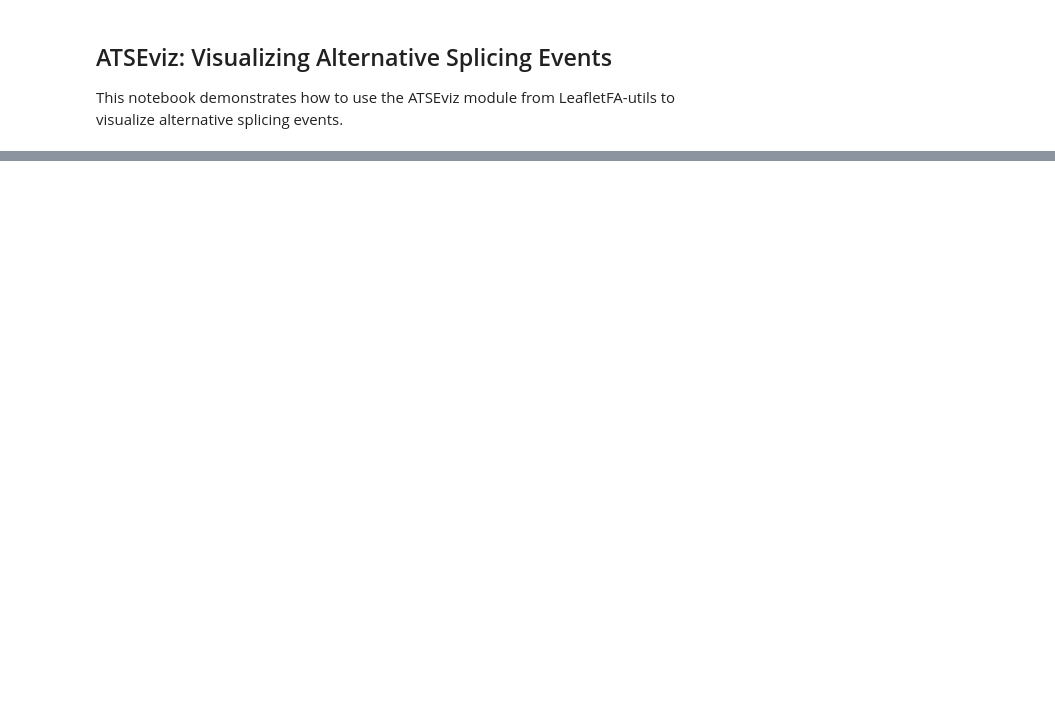
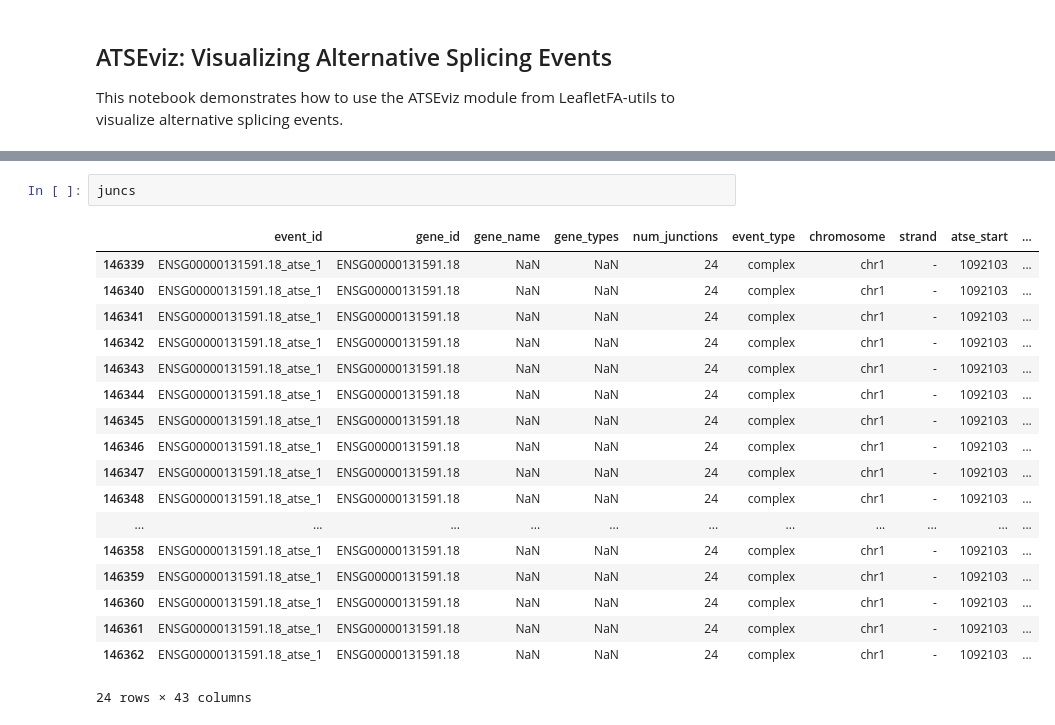
Before and after one commit to daklab/ATSEmapper, a Jupyter notebook: examples/visualization_examples/visualize_atses.ipynb, the cells around one changed output, grey strips where cells are left out. Drawn from its saved outputs; the diff is of its cells as text; blank space fills up the shorter version.

```diff
--- a/examples/visualization_examples/visualize_atses.ipynb
+++ b/examples/visualization_examples/visualize_atses.ipynb
@@ -73,3 +76,24 @@ p[p["gene_id"] == "ENSMUSG00000018819.10"]
+# %%
+juncs
+# %% [output]
+|  | event_id | gene_id | gene_name | gene_types | num_junctions | event_type | chromosome | strand | atse_start | ... |
+| 146339 | ENSG00000131591.18_atse_1 | ENSG00000131591.18 | NaN | NaN | 24 | complex | chr1 | - | 1092103 | ... |
+| 146340 | ENSG00000131591.18_atse_1 | ENSG00000131591.18 | NaN | NaN | 24 | complex | chr1 | - | 1092103 | ... |
+| 146341 | ENSG00000131591.18_atse_1 | ENSG00000131591.18 | NaN | NaN | 24 | complex | chr1 | - | 1092103 | ... |
+| 146342 | ENSG00000131591.18_atse_1 | ENSG00000131591.18 | NaN | NaN | 24 | complex | chr1 | - | 1092103 | ... |
+| 146343 | ENSG00000131591.18_atse_1 | ENSG00000131591.18 | NaN | NaN | 24 | complex | chr1 | - | 1092103 | ... |
+| 146344 | ENSG00000131591.18_atse_1 | ENSG00000131591.18 | NaN | NaN | 24 | complex | chr1 | - | 1092103 | ... |
+| 146345 | ENSG00000131591.18_atse_1 | ENSG00000131591.18 | NaN | NaN | 24 | complex | chr1 | - | 1092103 | ... |
+| 146346 | ENSG00000131591.18_atse_1 | ENSG00000131591.18 | NaN | NaN | 24 | complex | chr1 | - | 1092103 | ... |
+| 146347 | ENSG00000131591.18_atse_1 | ENSG00000131591.18 | NaN | NaN | 24 | complex | chr1 | - | 1092103 | ... |
+| 146348 | ENSG00000131591.18_atse_1 | ENSG00000131591.18 | NaN | NaN | 24 | complex | chr1 | - | 1092103 | ... |
+| ... | ... | ... | ... | ... | ... | ... | ... | ... | ... | ... |
+| 146358 | ENSG00000131591.18_atse_1 | ENSG00000131591.18 | NaN | NaN | 24 | complex | chr1 | - | 1092103 | ... |
+| 146359 | ENSG00000131591.18_atse_1 | ENSG00000131591.18 | NaN | NaN | 24 | complex | chr1 | - | 1092103 | ... |
+| 146360 | ENSG00000131591.18_atse_1 | ENSG00000131591.18 | NaN | NaN | 24 | complex | chr1 | - | 1092103 | ... |
+| 146361 | ENSG00000131591.18_atse_1 | ENSG00000131591.18 | NaN | NaN | 24 | complex | chr1 | - | 1092103 | ... |
+| 146362 | ENSG00000131591.18_atse_1 | ENSG00000131591.18 | NaN | NaN | 24 | complex | chr1 | - | 1092103 | ... |
+24 rows × 43 columns
 # %%
 # Example usage:
 unique_transcripts = extract_unique_transcripts(juncs)
```
Also changed, not shown: parts of 9 cells of this notebook, 4 other files.
